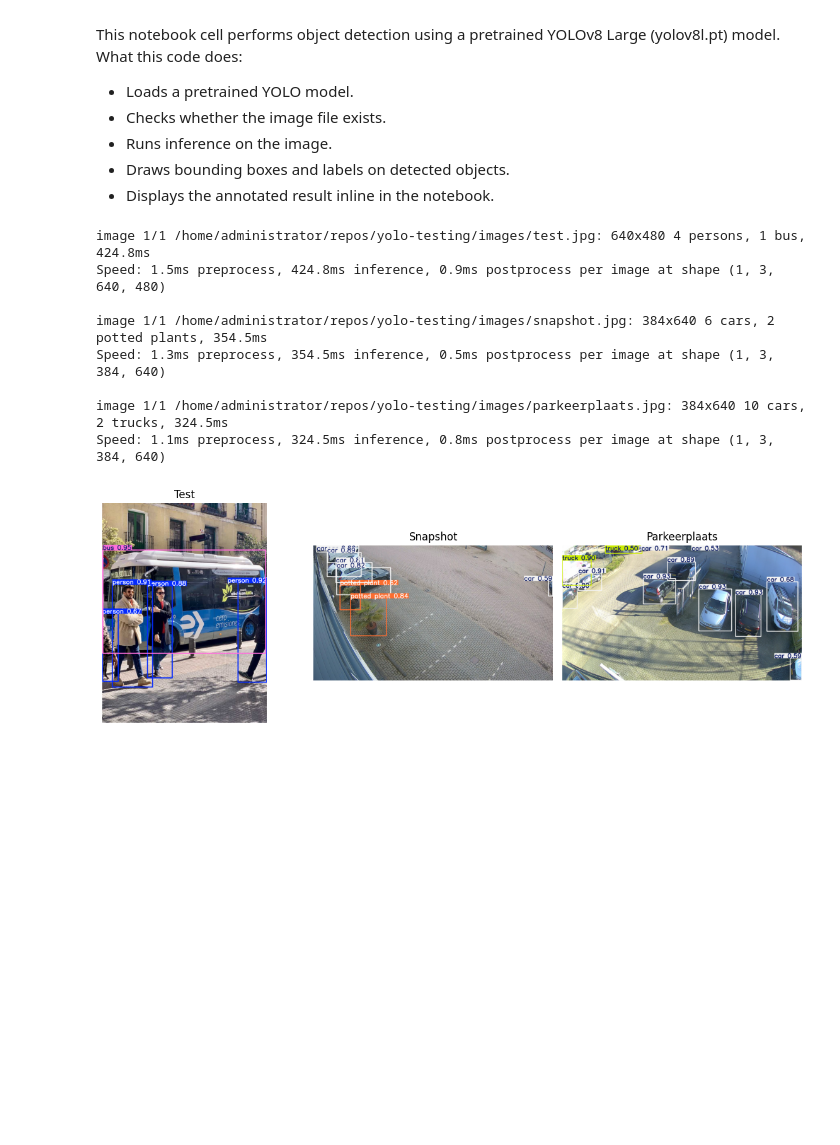
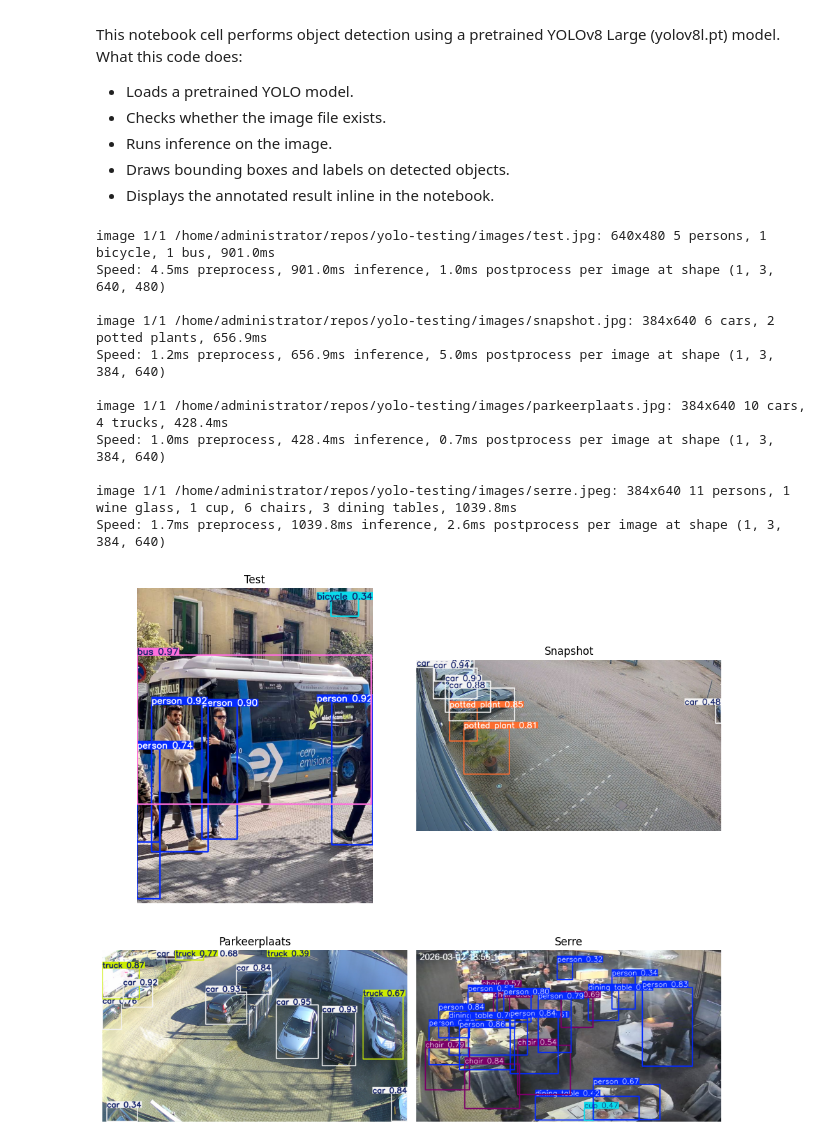
Before and after one commit to woutvddungen-2/yolo-testing, a Jupyter notebook: notebooks/First test.ipynb, the cells around one changed output. Drawn from its saved outputs; the diff is of its cells as text; code cells hidden in the pictures; blank space fills up the shorter version.

```diff
--- a/notebooks/First test.ipynb
+++ b/notebooks/First test.ipynb
@@ -13,48 +13,52 @@ import matplotlib.pyplot as plt
 import cv2
 from pathlib import Path
 
-model = YOLO("yolov8l.pt")
+model = YOLO("yolov8x.pt")
 
 def detect(image_path: str, conf: float = 0.5):
     #load the image and check if it exists
     image_path = Path(image_path)
     if not image_path.exists():
         raise FileNotFoundError(f"Image not found: {image_path.resolve()}")
 
     #perform detection
     results = model(str(image_path), conf=conf)
 
     #annotate the image with the results
     r = results[0]
     annotated = r.plot()
     return annotated
 
 #detect the image and get the annotated result
-img1 = detect("images/test.jpg")
-img2 = detect("images/snapshot.jpg")
-img3 = detect("images/parkeerplaats.jpg")
+img1 = detect("images/test.jpg", 0.3)
+img2 = detect("images/snapshot.jpg", 0.3)
+img3 = detect("images/parkeerplaats.jpg", 0.3)
+img4 = detect("images/serre.jpeg", 0.3)
 
 #display the annotated images using matplotlib
-images = [img1, img2, img3]
-titles = ["Test", "Snapshot", "Parkeerplaats"]
+images = [img1, img2, img3, img4]
+titles = ["Test", "Snapshot", "Parkeerplaats", "Serre"]
 
-plt.figure(figsize=(12, 4))
+plt.figure(figsize=(10, 10))
 
 for i, img in enumerate(images):
-    plt.subplot(1, len(images), i + 1)
+    plt.subplot(2, 2, i + 1)
     plt.imshow(cv2.cvtColor(img, cv2.COLOR_BGR2RGB))
     plt.title(titles[i])
     plt.axis("off")
 
 plt.tight_layout()
 plt.show()
 # %% [output]
-image 1/1 /home/administrator/repos/yolo-testing/images/test.jpg: 640x480 4 persons, 1 bus, 424.8ms
-Speed: 1.5ms preprocess, 424.8ms inference, 0.9ms postprocess per image at shape (1, 3, 640, 480)
+image 1/1 /home/administrator/repos/yolo-testing/images/test.jpg: 640x480 5 persons, 1 bicycle, 1 bus, 901.0ms
+Speed: 4.5ms preprocess, 901.0ms inference, 1.0ms postprocess per image at shape (1, 3, 640, 480)
 
-image 1/1 /home/administrator/repos/yolo-testing/images/snapshot.jpg: 384x640 6 cars, 2 potted plants, 354.5ms
-Speed: 1.3ms preprocess, 354.5ms inference, 0.5ms postprocess per image at shape (1, 3, 384, 640)
+image 1/1 /home/administrator/repos/yolo-testing/images/snapshot.jpg: 384x640 6 cars, 2 potted plants, 656.9ms
+Speed: 1.2ms preprocess, 656.9ms inference, 5.0ms postprocess per image at shape (1, 3, 384, 640)
 
-image 1/1 /home/administrator/repos/yolo-testing/images/parkeerplaats.jpg: 384x640 10 cars, 2 trucks, 324.5ms
-Speed: 1.1ms preprocess, 324.5ms inference, 0.8ms postprocess per image at shape (1, 3, 384, 640)
+image 1/1 /home/administrator/repos/yolo-testing/images/parkeerplaats.jpg: 384x640 10 cars, 4 trucks, 428.4ms
+Speed: 1.0ms preprocess, 428.4ms inference, 0.7ms postprocess per image at shape (1, 3, 384, 640)
+
+image 1/1 /home/administrator/repos/yolo-testing/images/serre.jpeg: 384x640 11 persons, 1 wine glass, 1 cup, 6 chairs, 3 dining tables, 1039.8ms
+Speed: 1.7ms preprocess, 1039.8ms inference, 2.6ms postprocess per image at shape (1, 3, 384, 640)
-[figure, old version]
+[figure, new version]
```
Also changed, not shown: parts of 2 cells of this notebook, 2 other files.
